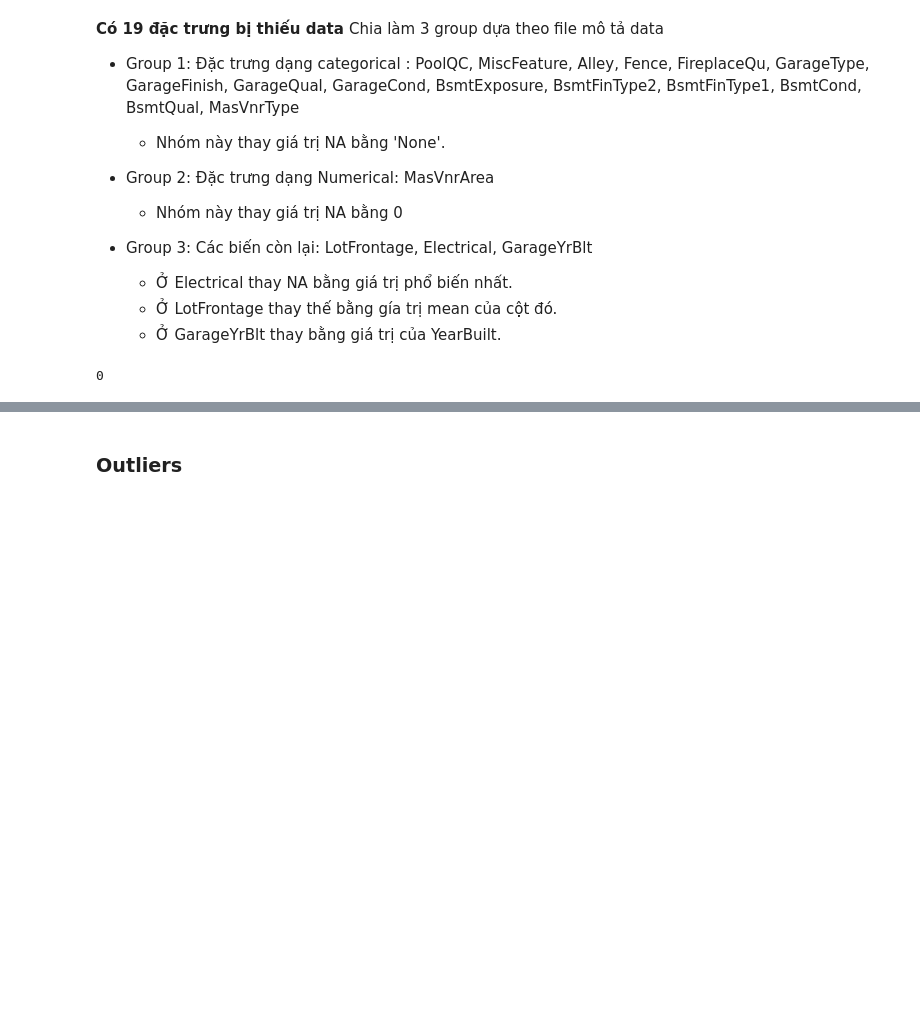
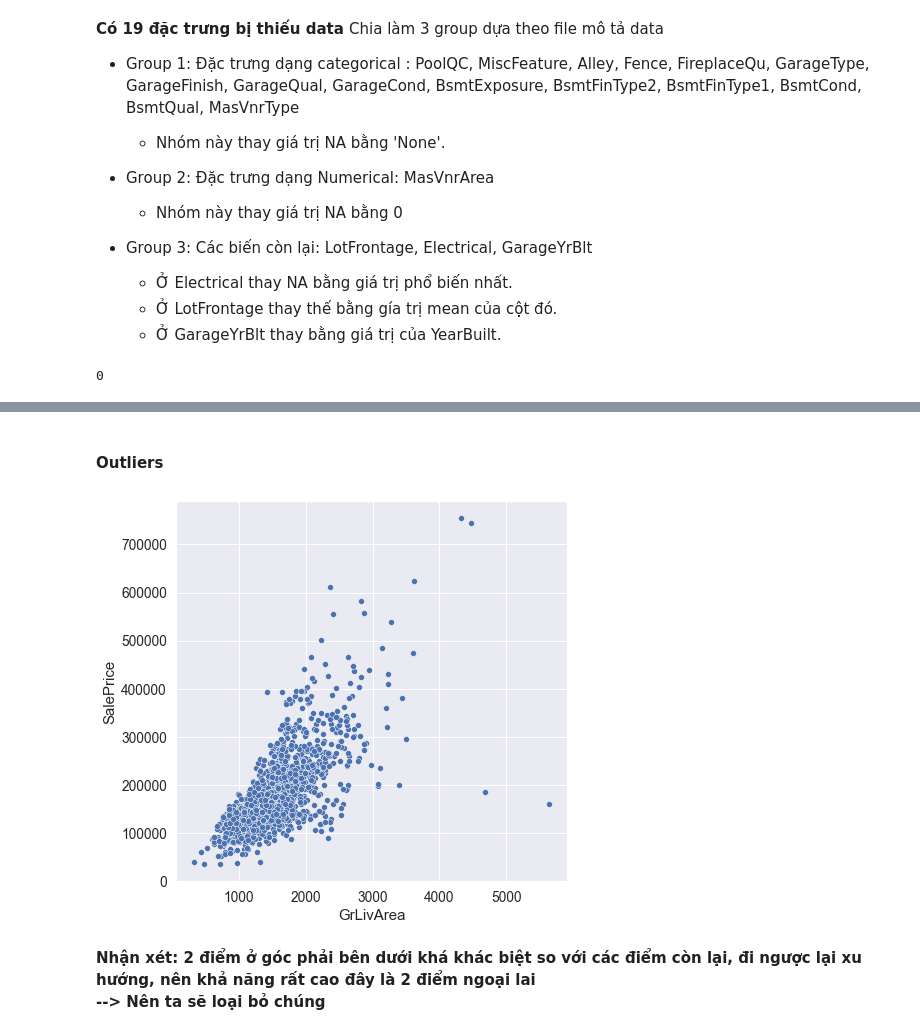
Before and after one commit to phungdx/vccorp_intern, a Jupyter notebook: week1/house_prices.ipynb, the cells around one changed output, grey strips where cells are left out. Cells and saved outputs as stored; diff of their text form; code cells hidden in the pictures; blank space fills up the shorter version.

```diff
--- a/week1/house_prices.ipynb
+++ b/week1/house_prices.ipynb
@@ -156,17 +153,17 @@ from sklearn.impute import SimpleImputer
 group_1 = ['PoolQC', 'MiscFeature', 'Alley', 'Fence', 'FireplaceQu', 'GarageType', 'GarageFinish', 'GarageQual',
 'GarageCond', 'BsmtExposure', 'BsmtFinType2', 'BsmtFinType1', 'BsmtCond', 'BsmtQual', 'MasVnrType']
 
-X_train[group_1] = X_train[group_1].fillna('None')
+train_df[group_1] = train_df[group_1].fillna('None')
 
 # Group 2:
 group_2 = ['MasVnrArea']
-X_train[group_2] = X_train[group_2].fillna(0)
+train_df[group_2] = train_df[group_2].fillna(0)
 
 # Group 3:
 group_3a = ['Electrical']
 imputer = SimpleImputer(strategy='most_frequent')
-X_train[group_3a] = pd.DataFrame(imputer.fit_transform(X_train[group_3a]), index=X_train.index)
+train_df[group_3a] = pd.DataFrame(imputer.fit_transform(train_df[group_3a]), index=train_df.index)
 
-X_train.LotFrontage = X_train.LotFrontage.fillna(X_train.LotFrontage.mean())
-X_train.GarageYrBlt = X_train.GarageYrBlt.fillna(X_train.YearBuilt)
+train_df.LotFrontage = train_df.LotFrontage.fillna(train_df.LotFrontage.mean())
+train_df.GarageYrBlt = train_df.GarageYrBlt.fillna(train_df.YearBuilt)
 # %%
@@ -176,2 +186,11 @@ X_train.isna().sum().sum()
 # %% [markdown]
-### Outliers
+#### Outliers
+# %%
+# Xem mối quan hệ giữa GrLivArea và SalePrice
+fg = plt.figure(figsize=(7,7))
+sns.scatterplot(x=train_df['GrLivArea'], y=train_df['SalePrice']);
+# %% [output]
+[figure, added]
+# %% [markdown]
+<b>Nhận xét: 2 điểm ở góc phải bên dưới khá khác biệt so với các điểm còn lại, đi ngược lại xu hướng, nên khả năng rất cao đây là 2 điểm ngoại lai </b> <br>
+<b> --> Nên ta sẽ loại bỏ chúng </b>
```
Also changed, not shown: parts of 14 cells of this notebook.
